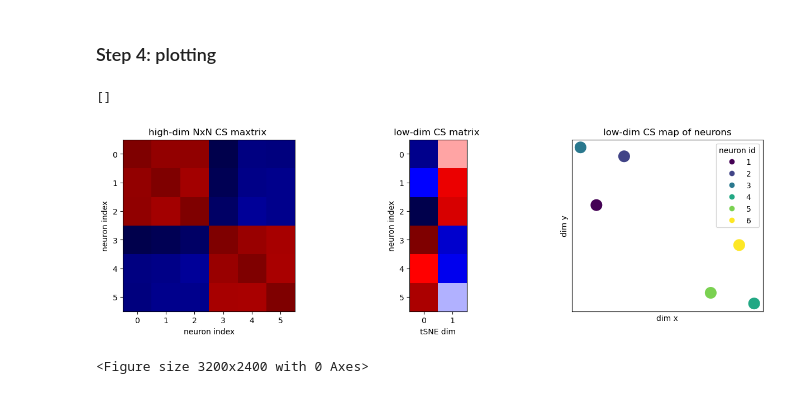
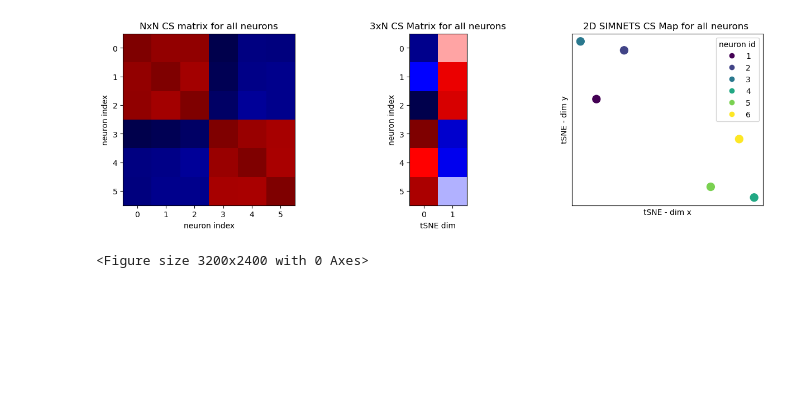
Before and after one commit to JBHynes/Juypter-Notebook-Tutorials, a Jupyter notebook: SIMNETS py tutorial/SIMNETS_Py_demo_simData.ipynb, the cells around one changed output. Saved outputs shown, nothing was run; the diff lists cells and outputs as text; code cells hidden in the pictures; blank space fills up the shorter version.

```diff
--- a/SIMNETS py tutorial/SIMNETS_Py_demo_simData.ipynb
+++ b/SIMNETS py tutorial/SIMNETS_Py_demo_simData.ipynb
@@ -215,47 +233,37 @@ ModuleNotFoundError: No module named 'elephant'
-# %% [markdown]
-### Step 4:  plotting
 # %%
 from sklearn.manifold import TSNE
-from mpl_toolkits.mplot3d import Axes3D
-import plotly.express as px
 import seaborn as sns
 import pandas as pd
+neuronid = [ 1, 2, 3, 4, 5, 6]
+
+# Plotting: NxN CS matrices
+fig1, axs1 = plt.subplots(1,3, figsize=(7,4))
+fig1.set_figwidth(15)
+plt.figure(dpi=500)
+axs1[0].imshow(cs_matrix, cmap='seismic' )
+axs1[0].set_ylabel('neuron index')
+axs1[0].set_xlabel('neuron index')
+axs1[0].set_title('NxN CS matrix for all neurons')
 
 
-# DataFrame: create data stuctures to faciliate plotting
-neuronid = np.array(list(range(num_neurons)))+1
-neuroncluster_str = ['clu1', 'clu2', 'clu...']
-dfmap = pd.DataFrame(cs_lowdim, columns = ['dim-x', 'dim-y'], index= neuronid )
+# Plotting: low-dim CS matrix
+axs1[1].imshow(cs_lowdim, cmap='seismic' )
+axs1[1].set_xlabel('tSNE dim')
+axs1[1].set_ylabel('neuron index')
+axs1[1].set_title('3xN CS Matrix for all neurons')
 
 
-# PLOTTING: Figure 3
+# Plotting: low-dim CS map
+axs1[2].scatter(cs_lowdim[:,0], cs_lowdim[:,1], c=neuronid, s=100)
+axs1[2].set_xlabel ('tSNE - dim x')
+axs1[2].set_ylabel ('tSNE - dim y')
+axs1[2].set_title('2D SIMNETS CS Map for all neurons ')
 
-# imshow plot - high-dim CS matrix
-fig3, axs3 = plt.subplots(1,3, figsize=(7,4))
-fig3.set_figwidth(15)
-plt.figure(dpi=500)
+legend1 = axs1[2].legend(*[axmap.legend_elements()[0],neuronid], title="neuron id", loc='upper right')
 
-axs3[0].imshow(cs_matrix, cmap='seismic' )
-axs3[0].set_ylabel('neuron index')
-axs3[0].set_xlabel('neuron index')
-axs3[0].set_title ('high-dim NxN CS maxtrix ')
-
-# imshow plot -  low-dim CS matrix
-axs3[1].imshow(cs_lowdim, cmap='seismic' )
-axs3[1].set_xlabel('tSNE dim')
-axs3[1].set_ylabel('neuron index')
-axs3[1].set_title ('low-dim CS matrix ')
-
-# scatter plot- low-dim CS map
-scatterFig = axs3[2].scatter(dfmap['dim-x'], dfmap['dim-y'], c=neuronid, s=200)
-axs3[2].legend(*scatterFig.legend_elements(), loc = 'best', title="neuron id")
-
-axs3[2].set_xlabel('dim x')
-axs3[2].set_ylabel('dim y')
-axs3[2].set_title ('low-dim CS map of neurons')
-axs3[2].set_xticks([])
-axs3[2].set_yticks([])
+axs1[2].set_xticks([])
+axs1[2].set_yticks([])
+plt.show()
 # %% [output]
+[figure, new version]
-[]
+<Figure size 3200x2400 with 0 Axes>
-[figure, old version]
-<Figure size 3200x2400 with 0 Axes>
```
Also changed, not shown: parts of 18 cells of this notebook, 1 other file.
